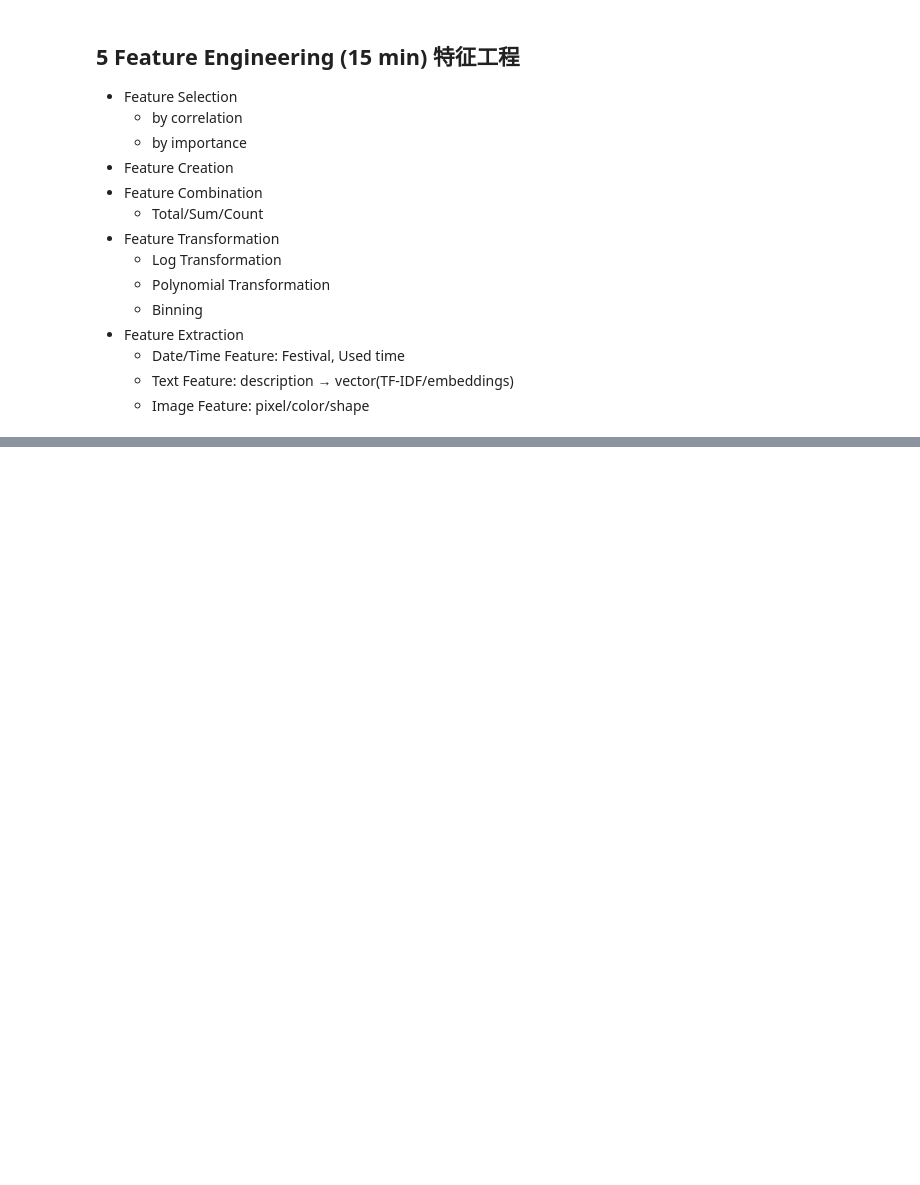
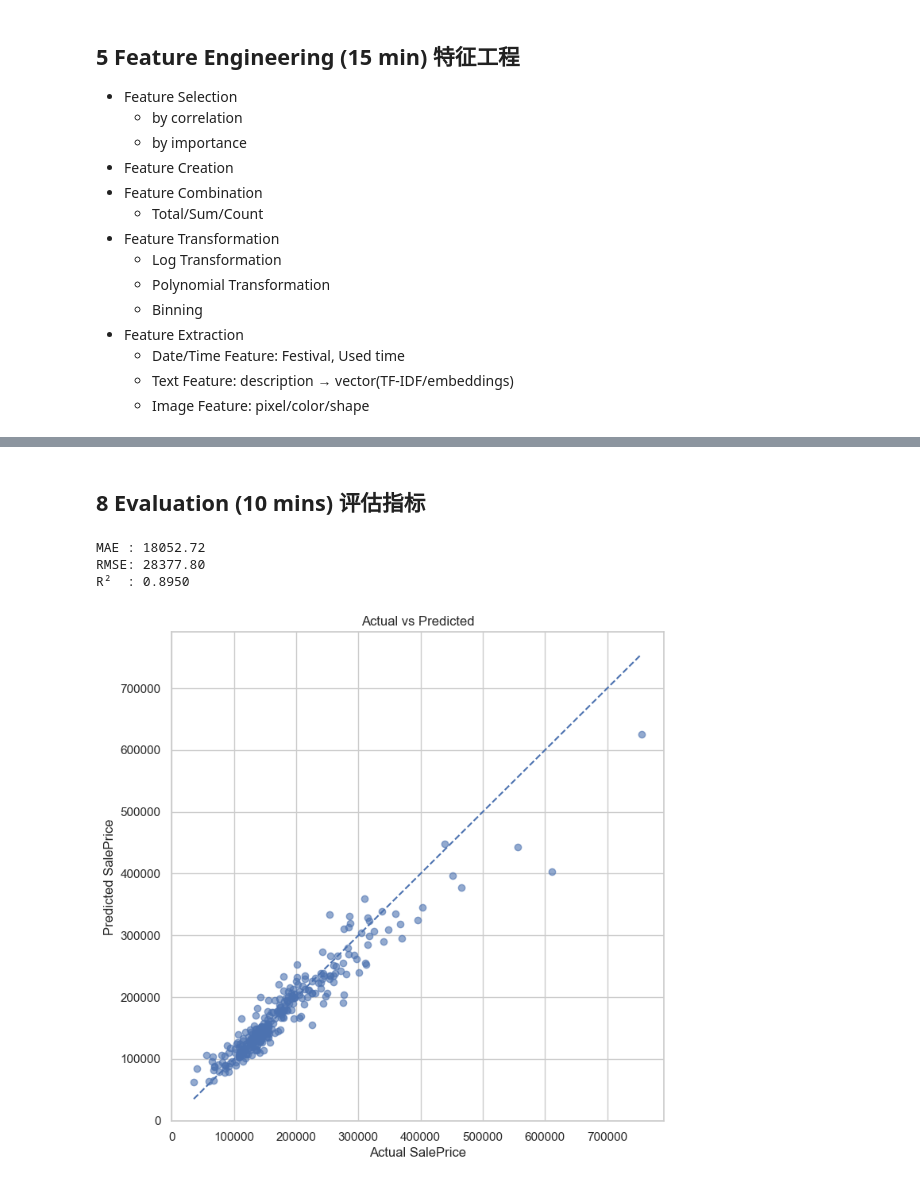
Before and after one commit to Tolia-GH/ITMO-MA, a Jupyter notebook: EnterExam/ai/Practice/S1-1/S1-Regression.ipynb, the cells around one changed output, grey strips where cells are left out. Cells and saved outputs as stored; diff of their text form; code cells hidden in the pictures; blank space fills up the shorter version.

```diff
--- a/EnterExam/ai/Practice/S1-1/S1-Regression.ipynb
+++ b/EnterExam/ai/Practice/S1-1/S1-Regression.ipynb
@@ -623,0 +623,13 @@ Total duplicated entitis: 11
+# %%
+linear_model = Pipeline(steps=[
+    ("preprocess", preprocessor),
+    ("regressor", LinearRegression()),
+])
+
+linear_model.fit(X_train, Y_train_log)
+linear_pred_log = linear_model.predict(X_valid)
+
+linear_pred = np.exp(linear_pred_log)
+
+print("Y_valid:", Y_valid.shape)
+print("linear_pred:", linear_pred.shape)
@@ -623,0 +662,53 @@ Total duplicated entitis: 11
+# %% [markdown]
+## 8 Evaluation (10 mins) 评估指标
+# %%
+from sklearn.metrics import (
+    mean_absolute_error,
+    mean_squared_error,
+    r2_score,
+)
+
+mae = mean_absolute_error(
+    Y_valid,
+    linear_pred,
+)
+
+rmse = mean_squared_error(
+    Y_valid,
+    linear_pred,
+) ** 0.5
+
+r2 = r2_score(
+    Y_valid,
+    linear_pred,
+)
+
+print(f"MAE : {mae:.2f}")
+print(f"RMSE: {rmse:.2f}")
+print(f"R²  : {r2:.4f}")
+# %% [output]
+MAE : 18052.72
+RMSE: 28377.80
+R²  : 0.8950
+# %%
+plt.figure(figsize=(8, 8))
+
+plt.scatter(
+    Y_valid,
+    linear_pred,
+    alpha=0.6,
+)
+
+plt.plot(
+    [Y_valid.min(), Y_valid.max()],
+    [Y_valid.min(), Y_valid.max()],
+    linestyle="--",
+)
+
+plt.xlabel("Actual SalePrice")
+plt.ylabel("Predicted SalePrice")
+plt.title("Actual vs Predicted")
+
+plt.show()
+# %% [output]
+[figure, added]
```
Also changed, not shown: parts of 53 cells of this notebook.
